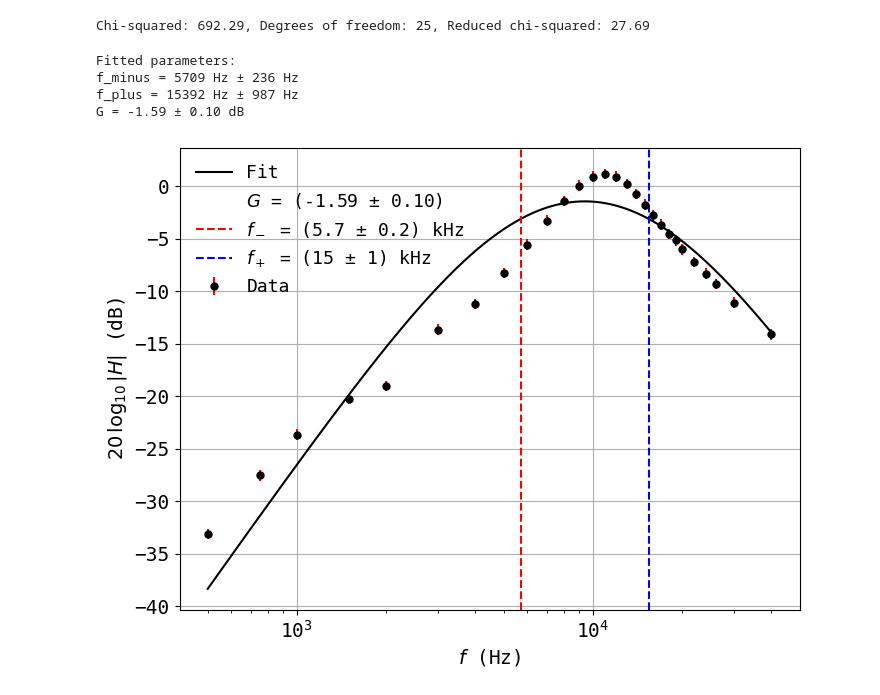
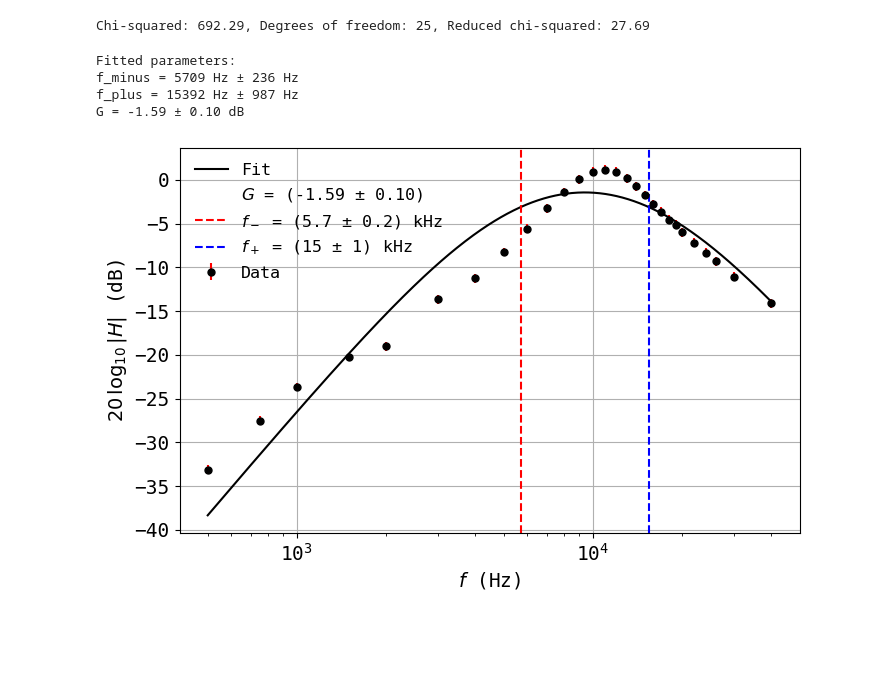
Before and after one commit to askeroelshoej/SP-Lock-In-Amp, a Jupyter notebook: experiment/analysis_stage1_3.ipynb, the cells around one changed output. Cells and saved outputs as stored; diff of their text form; code cells hidden in the pictures; blank space fills up the shorter version.

Commit message:
New figureformats

```diff
--- a/experiment/analysis_stage1_3.ipynb
+++ b/experiment/analysis_stage1_3.ipynb
@@ -191,33 +191,33 @@ f_plus = params['f_minus'] + params['f_delta']
 gain = params['G']
 f_plus_error = np.sqrt(errors['f_minus']**2 + errors['f_delta']**2)
 print("Fitted parameters:")
 print(f"f_minus = {params['f_minus']:.0f} Hz ± {errors['f_minus']:.0f} Hz")
 print(f"f_plus = {f_plus:.0f} Hz ± {f_plus_error:.0f} Hz")
 print(f"G = {params['G']:.2f} ± {errors['G']:.2f} dB")
 #plot:
 f_linspace = np.linspace(np.min(freq), np.max(freq), 1000)
 func_values = gain_modelV2(f_linspace, *params)
 
 
 
-plt.figure(figsize=(8, 6))
+plt.figure(figsize=(8, 5))
 plt.errorbar(freq, amp_dB, yerr=y_errs, fmt='o', ms = 5, color='k', ecolor='r', label='Data')
 plt.plot(f_linspace, func_values, linestyle='-', color='k', label=f'Fit')
 plt.plot([], [], ' ', label=f'$G$ = ({gain:.2f} ± {errors["G"]:.2f})')
 plt.axvline(f_minus, color='r', linestyle='--', label=f'$f_-$ = ({round(f_minus, -2)/1000:.1f} ± {round(errors["f_minus"], -2)/1000:.1f}) kHz')
 plt.axvline(f_plus, color='b', linestyle='--', label=f'$f_+$ = ({round(f_plus, -2)/1000:.0f} ± {round(f_plus_error, -2)/1000:.0f}) kHz')
 
 plt.xlabel(r"$f$ (Hz)", fontsize=14)
 plt.ylabel(r"$20 \,\log_{10}|H|$ (dB)", fontsize=14)
 plt.xticks(fontsize=14)
 plt.yticks(fontsize=14)
 plt.xscale('log')
 plt.grid(True)
-plt.legend(loc = 'upper left', frameon = False, fontsize = 13);
+plt.legend(loc = 'upper left', frameon = False, fontsize = 12);
 plt.savefig('stage13_fit.pdf', dpi=600, bbox_inches='tight', pad_inches=0.02);
 # %% [output]
 Fitted parameters:
 f_minus = 5709 Hz ± 236 Hz
 f_plus = 15392 Hz ± 987 Hz
 G = -1.59 ± 0.10 dB
-[figure, old version]
+[figure, new version]
```
Also changed, not shown: parts of 1 cell of this notebook, 6 other files.
